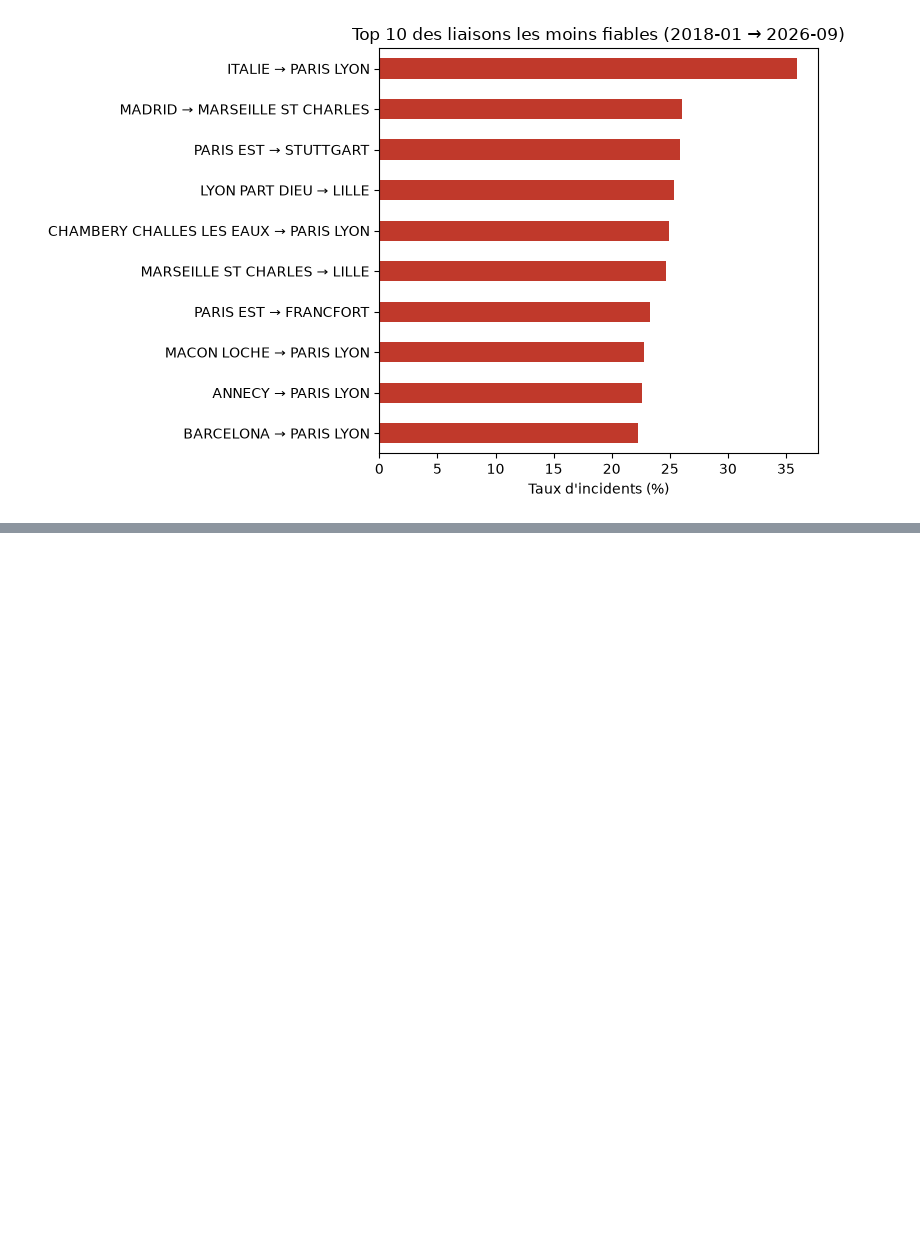
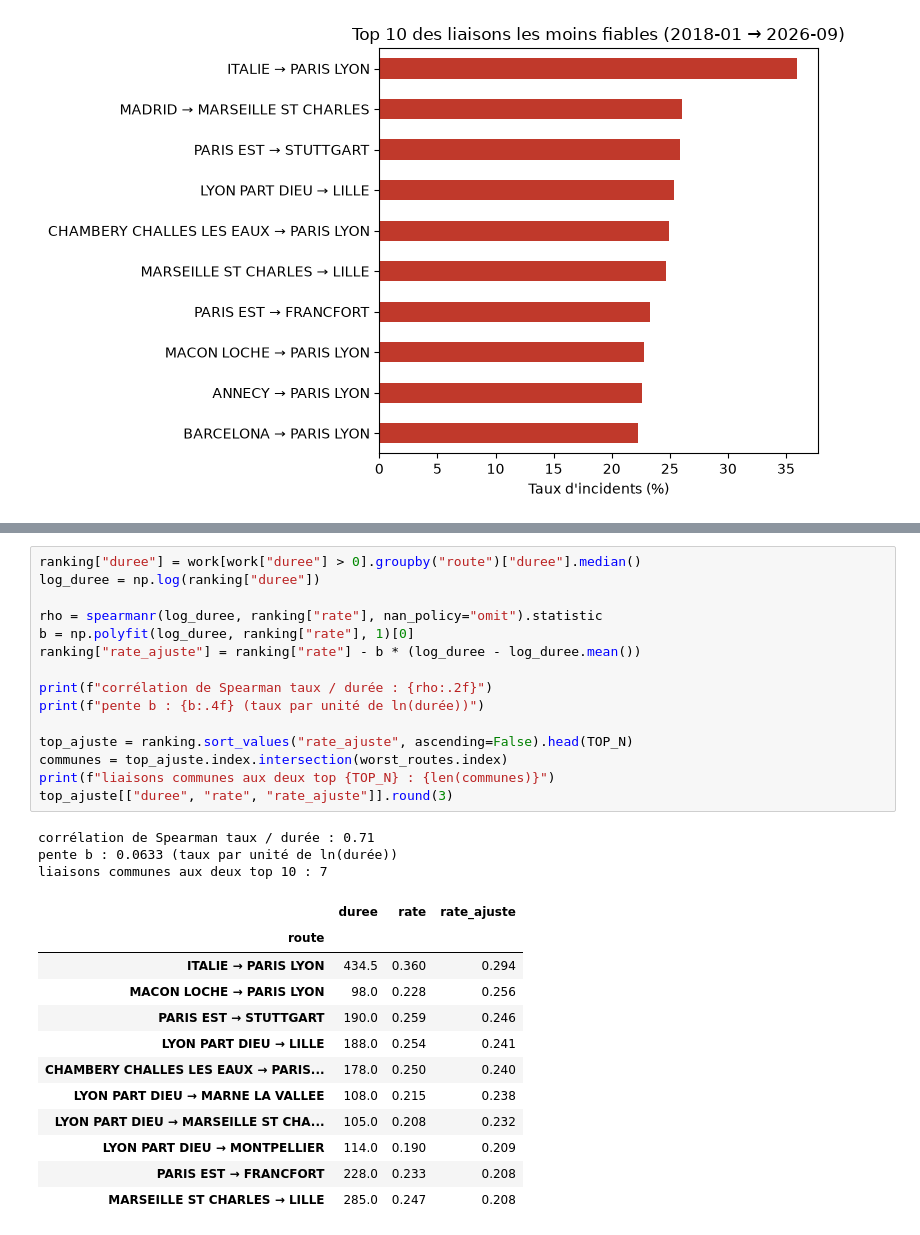
Before and after one commit to bouharrameryem-gmail-com/railinsight, a Jupyter notebook: notebooks/01_liaisons_moins_fiables.ipynb, the cells around one changed output, grey strips where cells are left out. Saved outputs shown, nothing was run; the diff lists cells and outputs as text; blank space fills up the shorter version.

```diff
--- a/notebooks/01_liaisons_moins_fiables.ipynb
+++ b/notebooks/01_liaisons_moins_fiables.ipynb
@@ -202,0 +280,31 @@ plt.show()
+# %%
+ranking["duree"] = work[work["duree"] > 0].groupby("route")["duree"].median()
+log_duree = np.log(ranking["duree"])
+
+rho = spearmanr(log_duree, ranking["rate"], nan_policy="omit").statistic
+b = np.polyfit(log_duree, ranking["rate"], 1)[0]
+ranking["rate_ajuste"] = ranking["rate"] - b * (log_duree - log_duree.mean())
+
+print(f"corrélation de Spearman taux / durée : {rho:.2f}")
+print(f"pente b : {b:.4f} (taux par unité de ln(durée))")
+
+top_ajuste = ranking.sort_values("rate_ajuste", ascending=False).head(TOP_N)
+communes = top_ajuste.index.intersection(worst_routes.index)
+print(f"liaisons communes aux deux top {TOP_N} : {len(communes)}")
+top_ajuste[["duree", "rate", "rate_ajuste"]].round(3)
+# %% [output]
+corrélation de Spearman taux / durée : 0.71
+pente b : 0.0633 (taux par unité de ln(durée))
+liaisons communes aux deux top 10 : 7
+|  | duree | rate | rate_ajuste |
+| route |  |  |  |
+| ITALIE → PARIS LYON | 434.5 | 0.360 | 0.294 |
+| MACON LOCHE → PARIS LYON | 98.0 | 0.228 | 0.256 |
+| PARIS EST → STUTTGART | 190.0 | 0.259 | 0.246 |
+| LYON PART DIEU → LILLE | 188.0 | 0.254 | 0.241 |
+| CHAMBERY CHALLES LES EAUX → PARIS... | 178.0 | 0.250 | 0.240 |
+| LYON PART DIEU → MARNE LA VALLEE | 108.0 | 0.215 | 0.238 |
+| LYON PART DIEU → MARSEILLE ST CHA... | 105.0 | 0.208 | 0.232 |
+| LYON PART DIEU → MONTPELLIER | 114.0 | 0.190 | 0.209 |
+| PARIS EST → FRANCFORT | 228.0 | 0.233 | 0.208 |
+| MARSEILLE ST CHARLES → LILLE | 285.0 | 0.247 | 0.208 |
```
Also changed, not shown: parts of 17 cells of this notebook, 8 other files.
